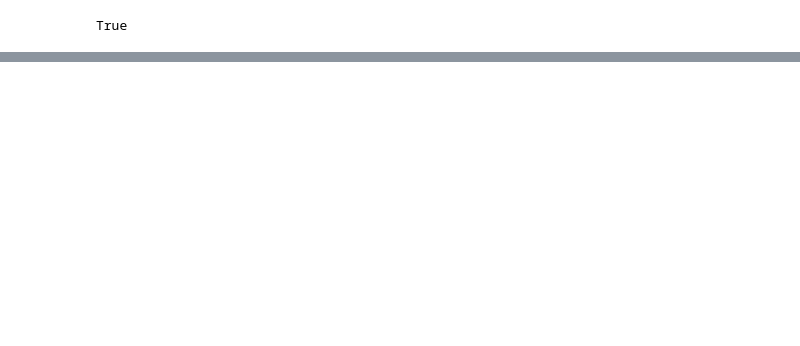
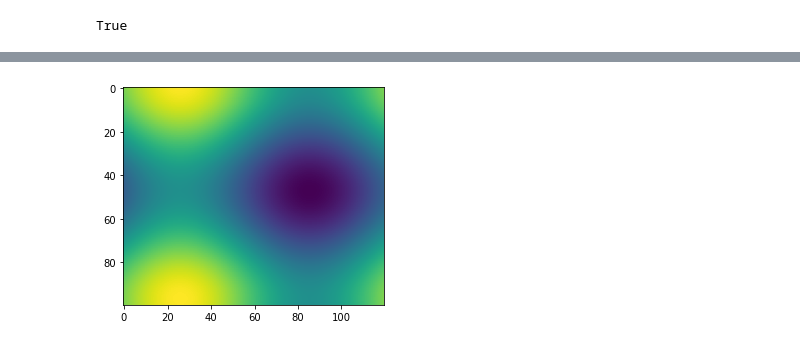
Before and after one commit to a71sa/pyDVS, a Jupyter notebook: DVSR.ipynb, the cells around one changed output, grey strips where cells are left out. Cells and saved outputs as stored; diff of their text form; code cells hidden in the pictures; blank space fills up the shorter version.

```diff
--- a/DVSR.ipynb
+++ b/DVSR.ipynb
@@ -233,6 +255,11 @@ def base_filter(current,imgesR,imgesG,imges):
   img  = dili
 
   return img,imgG,imgR
+# %%
+listofframeI =[]
+listofframeR =[]
+listofframeG =[]
+listofframeC =[]
 # %%
 #---------------------- main loop -------------------------------------#
 LOOP_START =True
@@ -267,8 +294,18 @@ while(LOOP_START):
 
 
   #==============================================================
-  if cv2.waitKey(1) & 0xFF == ord('q'):
+  key =cv2.waitKey(1)
+  if  key& 0xFF == ord('q'):
     break
+  if key & 0xFF == ord('c'):
+
+    imgesR,imgesG,imges = get_white_frame(spikes)
+    listofframeR.append(imgesR.squeeze())
+    listofframeG.append(imgesG.squeeze())
+    listofframeI.append(imges.squeeze())
+    listofframeC.append(d3img)
+
+
   end_time = time.time()
 
   if end_time - start_time >= 1.0:
@@ -286,0 +443,29 @@ cv2.destroyAllWindows()
+# %%
+"""
+An animated image
+"""
+import numpy as np
+import matplotlib.pyplot as plt
+import matplotlib.animation as animation
+
+def f(x, y):
+    return np.sin(x) + np.cos(y)
+
+x = np.linspace(0, 2 * np.pi, 120)
+y = np.linspace(0, 2 * np.pi, 100).reshape(-1, 1)
+
+
+fig = plt.figure()
+im = plt.imshow(f(x, y))
+
+def updatefig(*args):
+    global x,y
+    x += np.pi / 15.
+    y += np.pi / 20.
+    im.set_array(f(x,y))
+    return im,
+
+ani = animation.FuncAnimation(fig, updatefig, interval=50, blit=True)
+plt.show()
+# %% [output]
+[figure, added]
```
Also changed, not shown: parts of 15 cells of this notebook, 7 other files.
